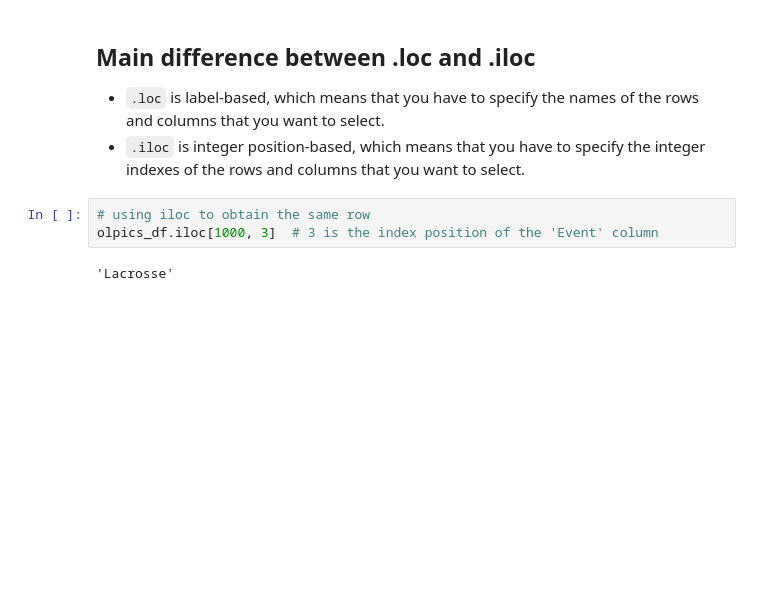
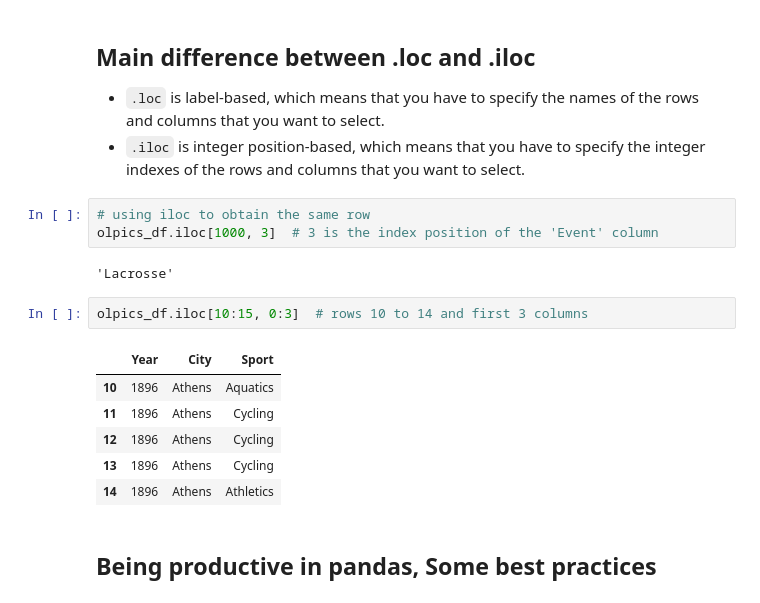
Before and after one commit to Wambaforestin/learning-python, a Jupyter notebook: python_libraries/learning_pandas2.0.ipynb, the cells around one changed output. Cells and saved outputs as stored; diff of their text form; blank space fills up the shorter version.

Commit message:
added some pandas tips

```diff
--- a/python_libraries/learning_pandas2.0.ipynb
+++ b/python_libraries/learning_pandas2.0.ipynb
@@ -782,3 +782,14 @@ Name: 1000, dtype: object
 olpics_df.iloc[1000, 3]  # 3 is the index position of the 'Event' column
 # %% [output]
 'Lacrosse'
+# %%
+olpics_df.iloc[10:15, 0:3]  # rows 10 to 14 and first 3 columns
+# %% [output]
+|  | Year | City | Sport |
+| 10 | 1896 | Athens | Aquatics |
+| 11 | 1896 | Athens | Cycling |
+| 12 | 1896 | Athens | Cycling |
+| 13 | 1896 | Athens | Cycling |
+| 14 | 1896 | Athens | Athletics |
+# %% [markdown]
+## Being productive in pandas, Some best practices
```
Also changed, not shown: parts of 4 cells of this notebook.
